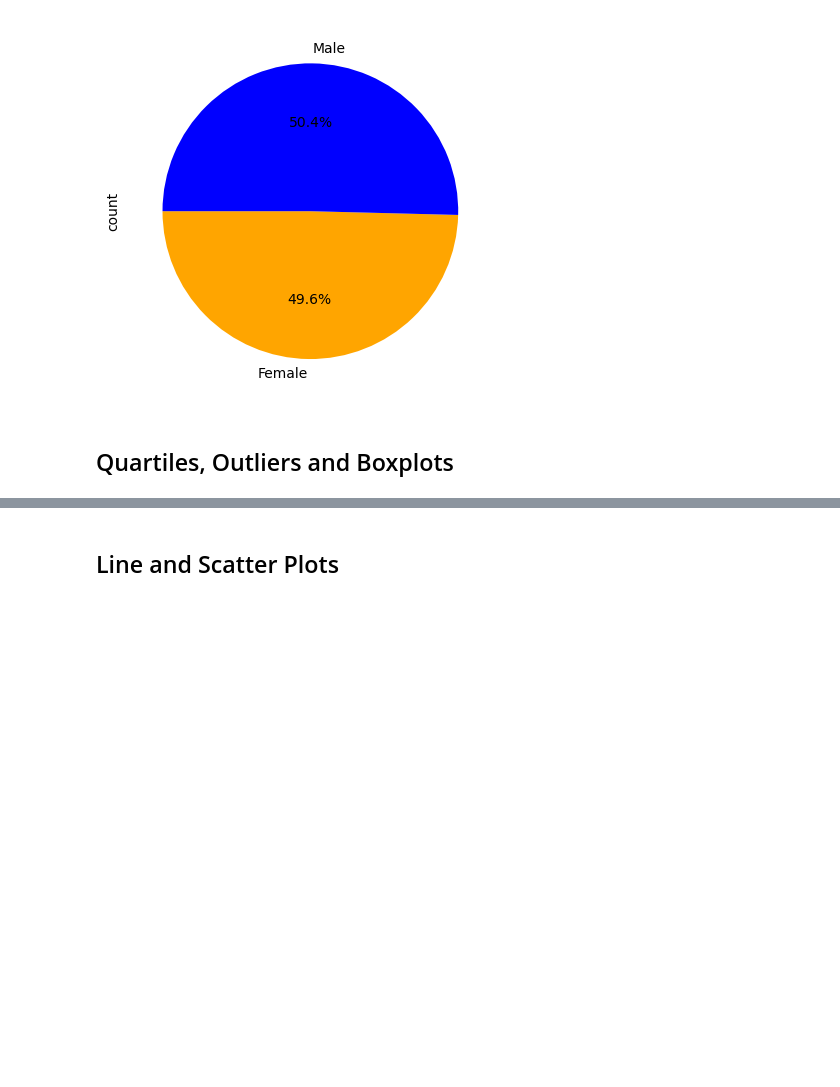
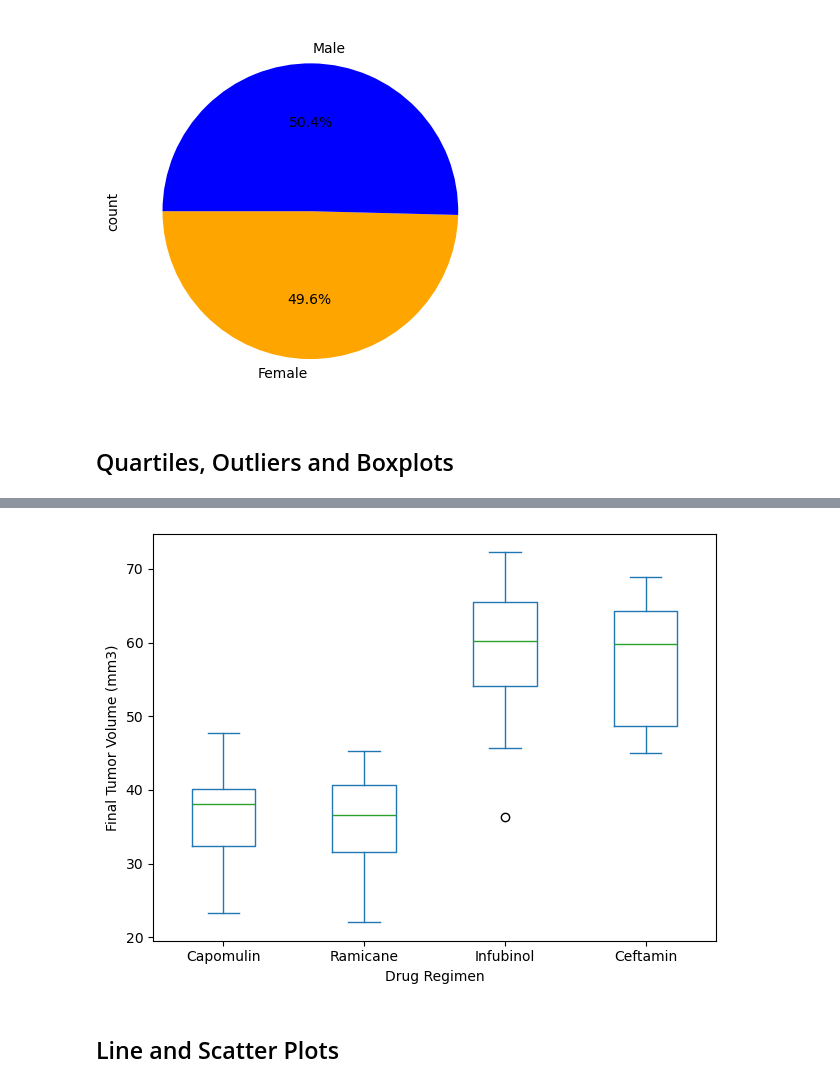
Before and after one commit to Feda2020/Module-5-Challenge, a Jupyter notebook: Pymaceuticals/pymaceuticals_starter.ipynb, the cells around one changed output, grey strips where cells are left out. Cells and saved outputs as stored; diff of their text form; code cells hidden in the pictures; blank space fills up the shorter version.

```diff
--- a/Pymaceuticals/pymaceuticals_starter.ipynb
+++ b/Pymaceuticals/pymaceuticals_starter.ipynb
@@ -220,10 +220,16 @@ plt.show()
 # %%
 # Calculate the final tumor volume of each mouse across four of the treatment regimens:
 # Capomulin, Ramicane, Infubinol, and Ceftamin
+four_drugs = clean_mouse_study.loc[(clean_mouse_study["Drug Regimen"] == "Capomulin") |
+                                    (clean_mouse_study["Drug Regimen"] == "Ramicane") |
+                                    (clean_mouse_study["Drug Regimen"] == "Infubinol") |
+                                    (clean_mouse_study["Drug Regimen"] == "Ceftamin")]
 
 # Start by getting the last (greatest) timepoint for each mouse
-
+four_drugs = four_drugs.groupby(["Drug Regimen", "Mouse ID"])["Timepoint"].max().reset_index()
 
 # Merge this group df with the original DataFrame to get the tumor volume at the last timepoint
+four_drugs = pd.merge(four_drugs, clean_mouse_study[["Mouse ID", "Timepoint", "Tumor Volume (mm3)"]],
+                     on=["Mouse ID", "Timepoint"], how="left")
 # %%
 # Put treatments into a list for for loop (and later for plot labels)
@@ -255,3 +272,35 @@ Ceftamin's potential outliers: Series([], Name: Tumor Volume (mm3), dtype: float
+# %%
+# Generate a box plot that shows the distribution of the tumor volume for each treatment group.
+Capomulin = []
+Ramicane = []
+Infubinol = []
+Ceftamin = []
+
+for x in range(100):
+            drug= four_drugs.iloc[x,:]["Drug Regimen"]
+            tumor_valume= four_drugs.iloc[x,:]["Tumor Volume (mm3)"]
+            if drug=="Capomulin":
+                Capomulin.append(tumor_valume)
+            if drug=="Ramicane":
+                Ramicane.append(tumor_valume)
+            if drug=="Infubinol":
+                Infubinol.append(tumor_valume)
+            if drug=="Ceftamin":
+                Ceftamin.append(tumor_valume)
+                continue
+
+data =pd.DataFrame({"Capomulin":Capomulin, "Ramicane": Ramicane, "Infubinol":Infubinol, "Ceftamin":Ceftamin})
+ax = data[["Capomulin","Ramicane","Infubinol","Ceftamin"]].plot(kind="box")
+# Set the y-axis label to "Final Tumor Volume (mm3)"
+ax.set_ylabel("Final Tumor Volume (mm3)")
+
+# Set the x-axis label to "Drug Regimen"
+ax.set_xlabel("Drug Regimen")
+
+plt.tight_layout()
+plt.show()
+# %% [output]
+[figure, added]
 # %% [markdown]
 ## Line and Scatter Plots
 # %%
```
Also changed, not shown: parts of 5 cells of this notebook.
